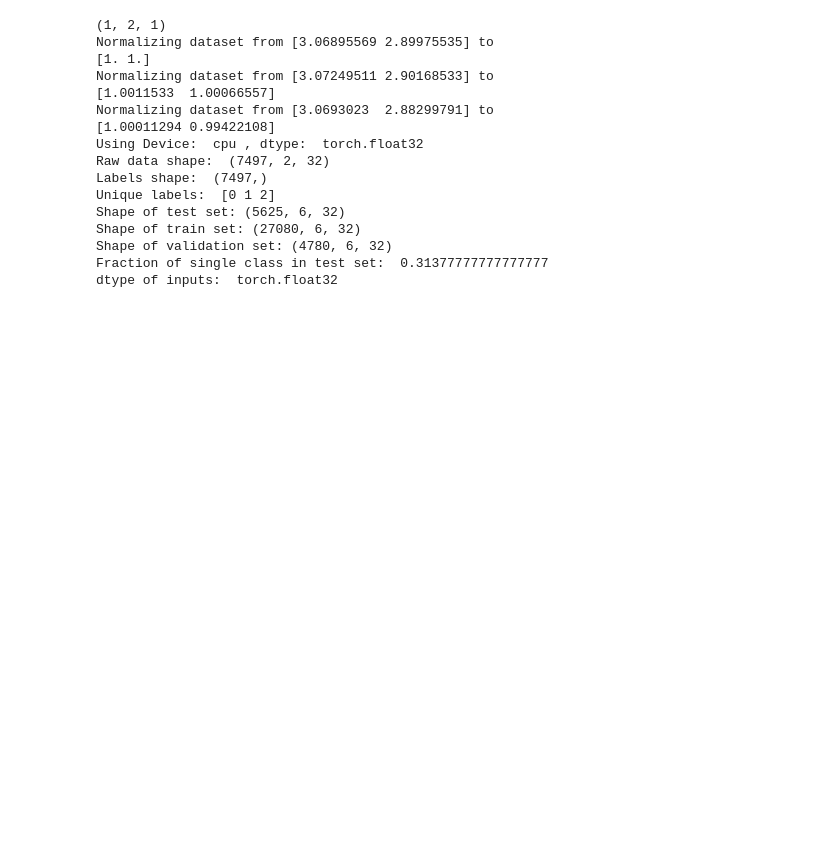
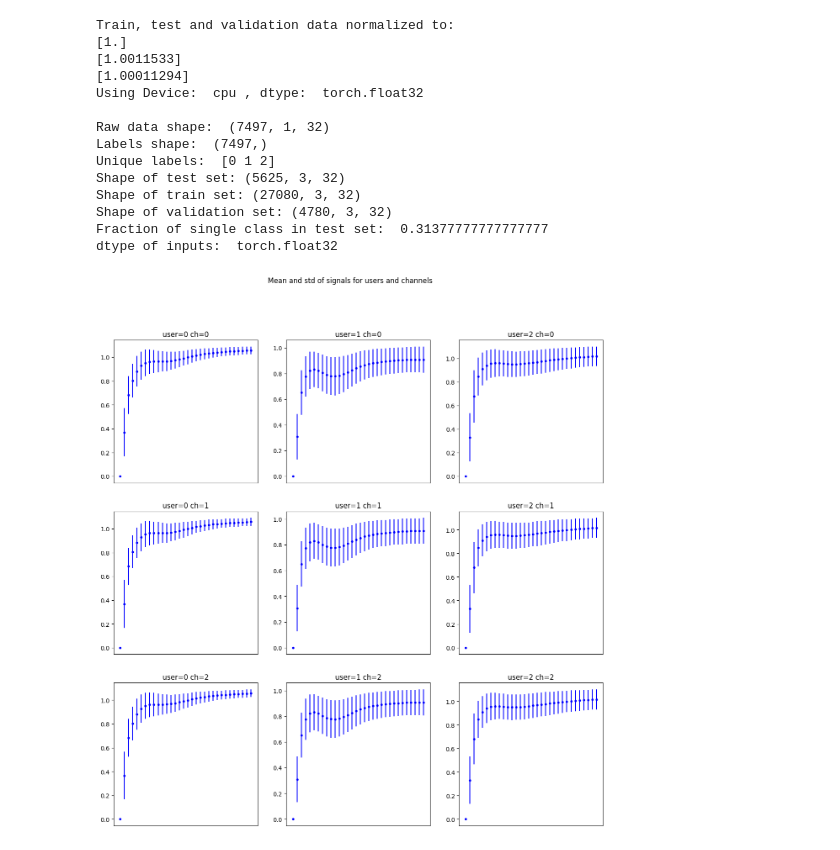
Before and after one commit to GuiMacielPereira/sensor_ML, a Jupyter notebook: data_processing/serious_pytorch.sync.ipynb, the cells around one changed output. Saved outputs shown, nothing was run; the diff lists cells and outputs as text; code cells hidden in the pictures; blank space fills up the shorter version.

```diff
--- a/data_processing/serious_pytorch.sync.ipynb
+++ b/data_processing/serious_pytorch.sync.ipynb
@@ -112,29 +94,29 @@ Test accuracy of lowest val acc=91.5: 91.0%
 # %%
 # Look at using several signals, one per channel
-from core_functions import SensorSignals
+from core_functions import Data, Trainer, plot_train, test_accuracy
 from networks import CNN_Simple, CNN_Dense
-D = SensorSignals("./second_collection_triggs_rels_32.npz", triggers=True, releases=False)
-D.split_data()
-D.norm_X()
+dataPath = "./second_collection_triggs_rels_32.npz"
+D = Data(dataPath, triggers=True, releases=False)
+D.split()
+D.normalize()
 D.resample_random_combinations()
-D.setup_tensors()
+D.tensors_to_device()
 D.print_shapes()
-# D.plot_data()
+D.plot_data()
 # %% [output]
-(1, 2, 1)
-Normalizing dataset from [3.06895569 2.89975535] to
-[1. 1.]
-Normalizing dataset from [3.07249511 2.90168533] to
-[1.0011533  1.00066557]
-Normalizing dataset from [3.0693023  2.88299791] to
-[1.00011294 0.99422108]
+Train, test and validation data normalized to:
+[1.]
+[1.0011533]
+[1.00011294]
 Using Device:  cpu , dtype:  torch.float32
-Raw data shape:  (7497, 2, 32)
+
+Raw data shape:  (7497, 1, 32)
 Labels shape:  (7497,)
 Unique labels:  [0 1 2]
-Shape of test set: (5625, 6, 32)
-Shape of train set: (27080, 6, 32)
-Shape of validation set: (4780, 6, 32)
+Shape of test set: (5625, 3, 32)
+Shape of train set: (27080, 3, 32)
+Shape of validation set: (4780, 3, 32)
 Fraction of single class in test set:  0.31377777777777777
 dtype of inputs:  torch.float32
+[figure, added]
 # %%
```
Also changed, not shown: parts of 15 cells of this notebook, 5 other files.
